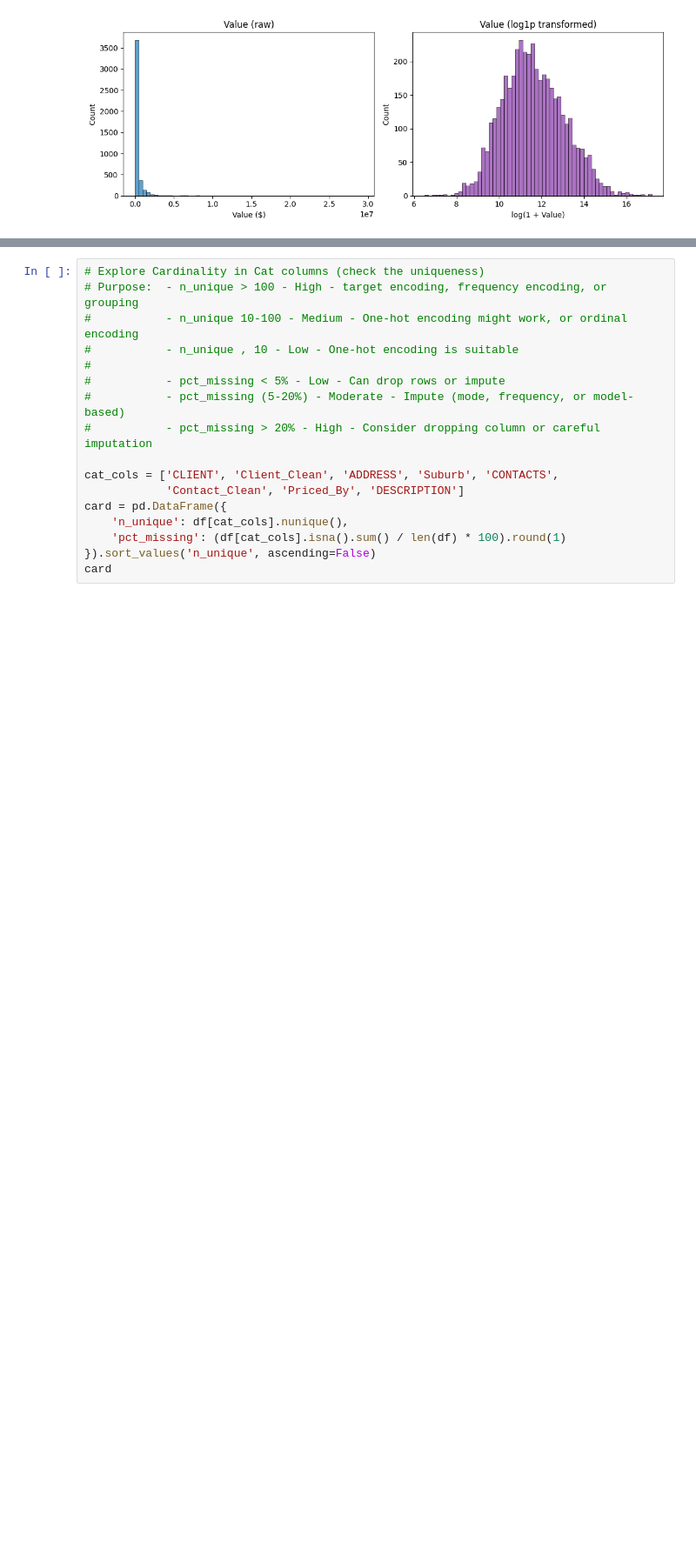
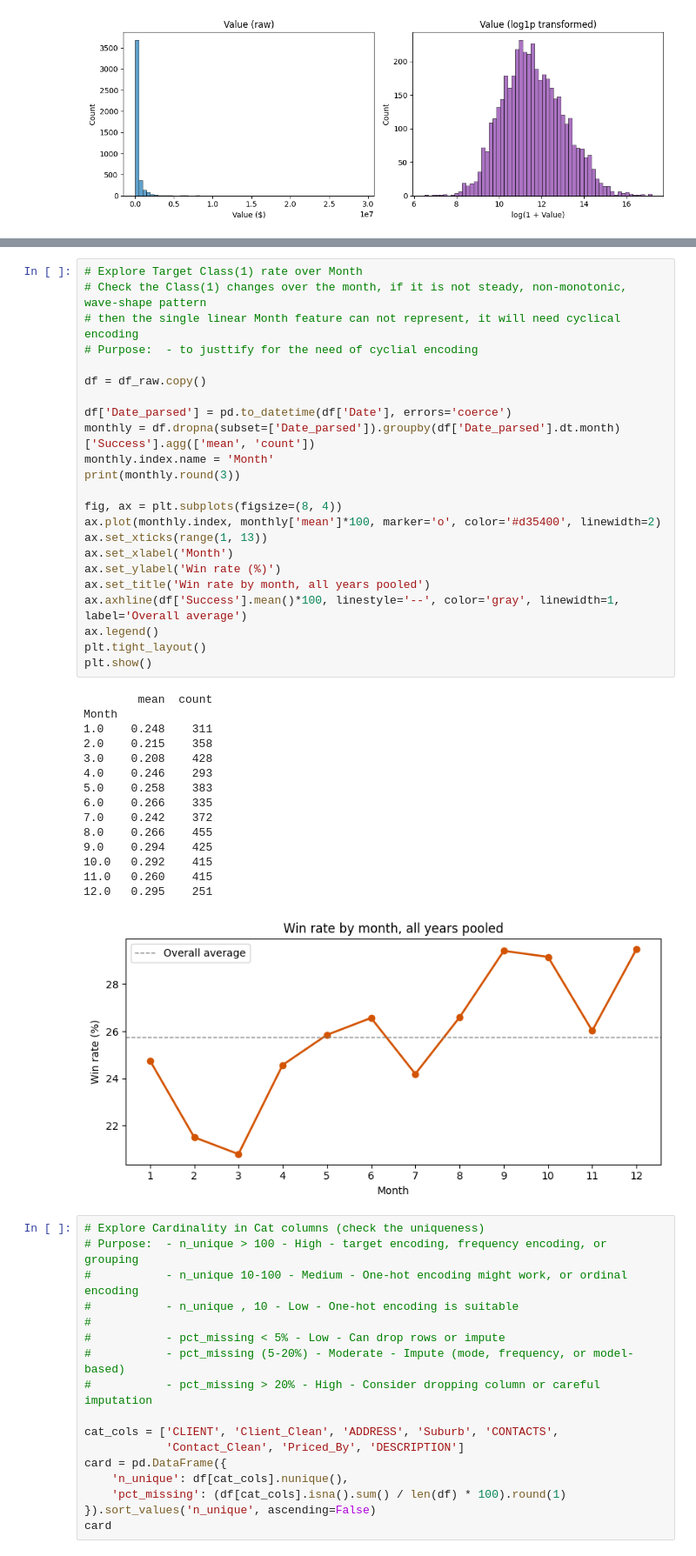
Before and after one commit to Phong031/ML_Models, a Jupyter notebook: notebook/00_code_lib.ipynb, the cells around one changed output, grey strips where cells are left out. Shown at 87% size. Drawn from its saved outputs; the diff is of its cells as text; blank space fills up the shorter version.

```diff
--- a/notebook/00_code_lib.ipynb
+++ b/notebook/00_code_lib.ipynb
@@ -238,6 +243,45 @@ Year
 2025.0  0.188    441
 2026.0  0.102    137
 [figure]
+# %%
+# Explore Target Class(1) rate over Month
+# Check the Class(1) changes over the month, if it is not steady, non-monotonic, wave-shape pattern
+# then the single linear Month feature can not represent, it will need cyclical encoding
+# Purpose:  - to justtify for the need of cyclial encoding
+
+df = df_raw.copy()
+
+df['Date_parsed'] = pd.to_datetime(df['Date'], errors='coerce')
+monthly = df.dropna(subset=['Date_parsed']).groupby(df['Date_parsed'].dt.month)['Success'].agg(['mean', 'count'])
+monthly.index.name = 'Month'
+print(monthly.round(3))
+
+fig, ax = plt.subplots(figsize=(8, 4))
+ax.plot(monthly.index, monthly['mean']*100, marker='o', color='#d35400', linewidth=2)
+ax.set_xticks(range(1, 13))
+ax.set_xlabel('Month')
+ax.set_ylabel('Win rate (%)')
+ax.set_title('Win rate by month, all years pooled')
+ax.axhline(df['Success'].mean()*100, linestyle='--', color='gray', linewidth=1, label='Overall average')
+ax.legend()
+plt.tight_layout()
+plt.show()
+# %% [output]
+        mean  count
+Month
+1.0    0.248    311
+2.0    0.215    358
+3.0    0.208    428
+4.0    0.246    293
+5.0    0.258    383
+6.0    0.266    335
+7.0    0.242    372
+8.0    0.266    455
+9.0    0.294    425
+10.0   0.292    415
+11.0   0.260    415
+12.0   0.295    251
+[figure, added]
 # %%
 # Explore Cardinality in Cat columns (check the uniqueness)
 # Purpose:  - n_unique > 100 - High - target encoding, frequency encoding, or grouping
```
Also changed, not shown: parts of 9 cells of this notebook, 8 other files.
